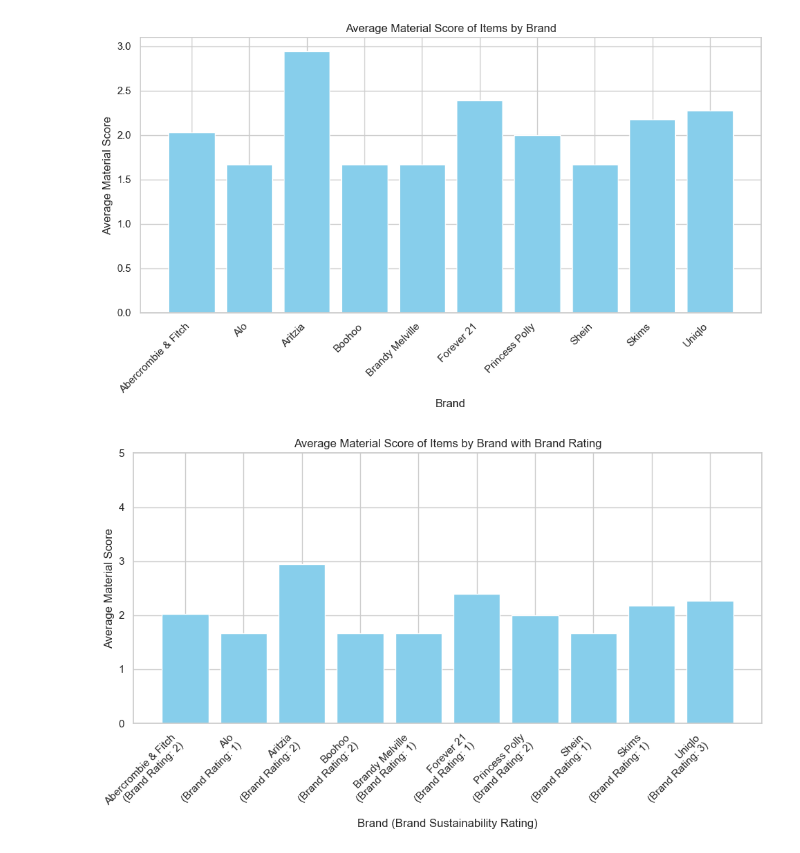
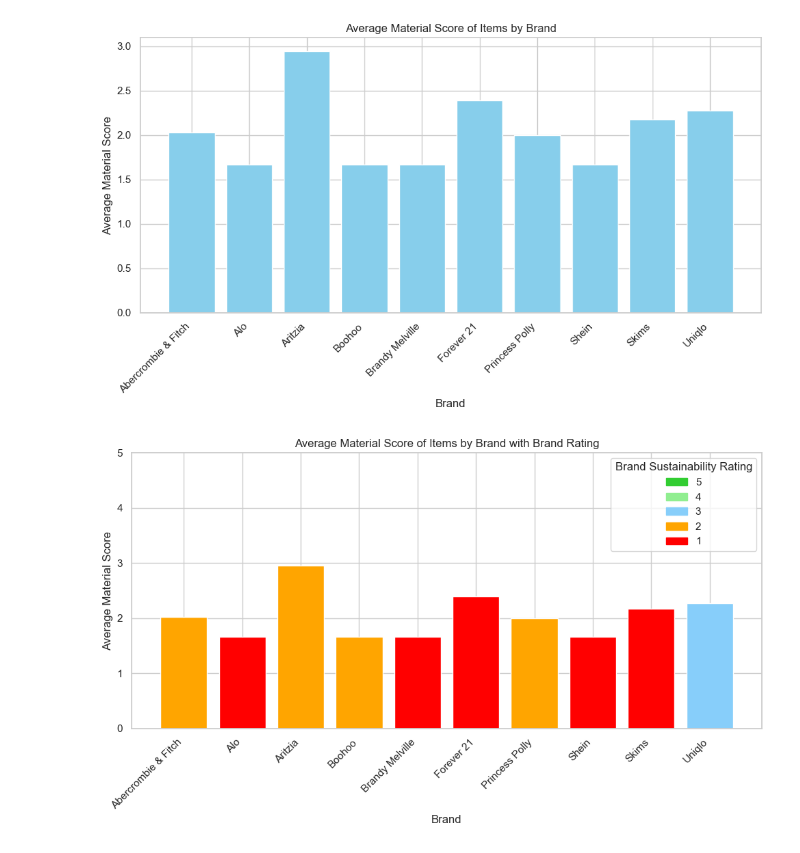
Before and after one commit to meganjchiang/fashionfootprint, a Jupyter notebook: code/jasmines-midterm-vis.ipynb, the cells around one changed output. Drawn from its saved outputs; the diff is of its cells as text; code cells hidden in the pictures.

```diff
--- a/code/jasmines-midterm-vis.ipynb
+++ b/code/jasmines-midterm-vis.ipynb
@@ -933,27 +933,46 @@ plt.show()
 # %% [output]
 [figure]
 # %%
+import matplotlib.patches as mpatches
+
+df = data
 total_ratings_df = pd.DataFrame({
     'brand': ['Princess Polly', 'Brandy Melville', 'Shein', 'Abercrombie & Fitch', 'Forever 21',
               'Alo', 'Aritzia', 'Uniqlo', 'Boohoo', 'Skims'],
     'total_ratings': [2, 1, 1, 2, 1, 1, 2, 3, 2, 1]
 })
 
 avg_scores = df.groupby('brand')['score'].mean().reset_index()
 
 merged_df = pd.merge(avg_scores, total_ratings_df, on='brand', how='left')
 
-merged_df['brand_with_ratings'] = merged_df['brand'] + '\n(Brand Rating: ' + merged_df['total_ratings'].astype(str) + ')'
+color_mapping = {
+    5: 'limegreen',    # Excellent
+    4: 'lightgreen',   # Good
+    3: 'lightskyblue', # Fair
+    2: 'orange',   # Poor
+    1: 'red',    # Bad
+}
+
+colors = [color_mapping[rating] for rating in merged_df['total_ratings']]
 
 plt.figure(figsize=(10, 6))
-bars = plt.bar(merged_df['brand_with_ratings'], merged_df['score'], color='skyblue')
+bars = plt.bar(merged_df['brand'], merged_df['score'], color=colors)
 
-plt.xlabel('Brand (Brand Sustainability Rating)')
+plt.xlabel('Brand')
 plt.ylabel('Average Material Score')
 plt.title('Average Material Score of Items by Brand with Brand Rating')
 plt.ylim(0, 5)
 plt.xticks(rotation=45, ha='right')
 plt.tight_layout()
-plt.show()
+
+legend_handles = [
+    mpatches.Patch(color=color, label=label) for label, color in color_mapping.items()
+]
+legend = plt.legend(handles=legend_handles, title='Brand Sustainability Rating', loc='upper right')
+for text in legend.get_texts():
+    text.set_ha('center')
+
+plt.savefig('brand_average_material_score.png', bbox_inches='tight')
 # %% [output]
-[figure, old version]
+[figure, new version]
```
Also changed, not shown: parts of 1 cell of this notebook, 1 other file.
